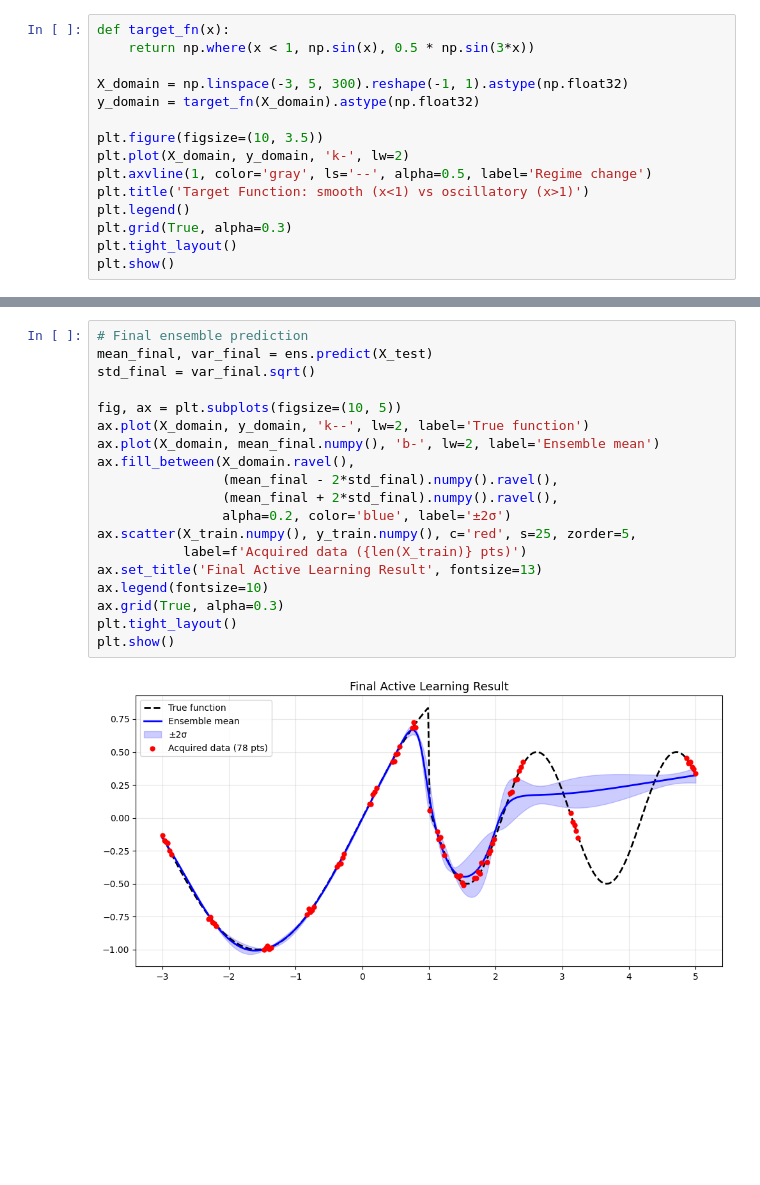
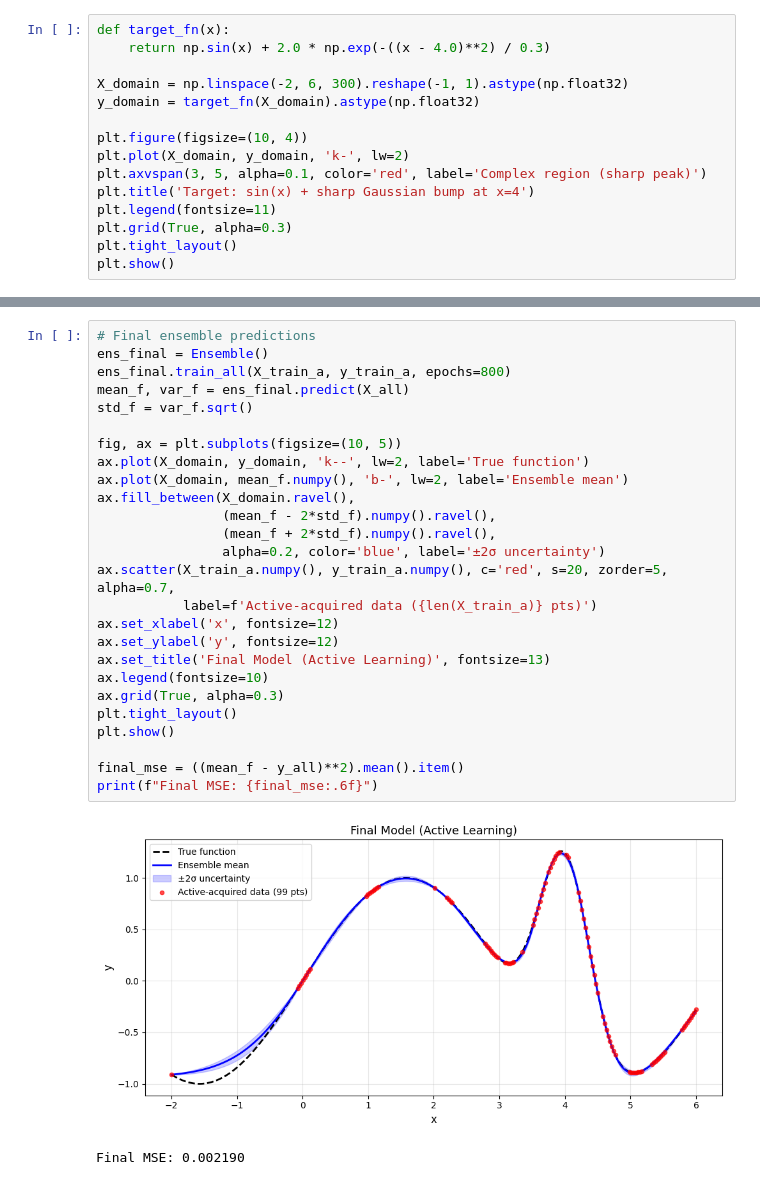
Before and after one commit to Vispikarkaria/Deep-UQ, a Jupyter notebook: notebooks/active_learning/ActiveLearning_Tutorial.ipynb, the cells around one changed output, grey strips where cells are left out. Saved outputs shown, nothing was run; the diff lists cells and outputs as text; blank space fills up the shorter version.

```diff
--- a/notebooks/active_learning/ActiveLearning_Tutorial.ipynb
+++ b/notebooks/active_learning/ActiveLearning_Tutorial.ipynb
@@ -21,15 +23,15 @@ A 1D function with two distinct regimes: smooth on the left, oscillatory on the
 # %%
 def target_fn(x):
-    return np.where(x < 1, np.sin(x), 0.5 * np.sin(3*x))
+    return np.sin(x) + 2.0 * np.exp(-((x - 4.0)**2) / 0.3)
 
-X_domain = np.linspace(-3, 5, 300).reshape(-1, 1).astype(np.float32)
+X_domain = np.linspace(-2, 6, 300).reshape(-1, 1).astype(np.float32)
 y_domain = target_fn(X_domain).astype(np.float32)
 
-plt.figure(figsize=(10, 3.5))
+plt.figure(figsize=(10, 4))
 plt.plot(X_domain, y_domain, 'k-', lw=2)
-plt.axvline(1, color='gray', ls='--', alpha=0.5, label='Regime change')
-plt.title('Target Function: smooth (x<1) vs oscillatory (x>1)')
-plt.legend()
+plt.axvspan(3, 5, alpha=0.1, color='red', label='Complex region (sharp peak)')
+plt.title('Target: sin(x) + sharp Gaussian bump at x=4')
+plt.legend(fontsize=11)
 plt.grid(True, alpha=0.3)
 plt.tight_layout()
 plt.show()
@@ -229,21 +213,29 @@ Final MSE — Active: 0.05267, Random: 0.04281
 # %%
-# Final ensemble prediction
-mean_final, var_final = ens.predict(X_test)
-std_final = var_final.sqrt()
+# Final ensemble predictions
+ens_final = Ensemble()
+ens_final.train_all(X_train_a, y_train_a, epochs=800)
+mean_f, var_f = ens_final.predict(X_all)
+std_f = var_f.sqrt()
 
 fig, ax = plt.subplots(figsize=(10, 5))
 ax.plot(X_domain, y_domain, 'k--', lw=2, label='True function')
-ax.plot(X_domain, mean_final.numpy(), 'b-', lw=2, label='Ensemble mean')
+ax.plot(X_domain, mean_f.numpy(), 'b-', lw=2, label='Ensemble mean')
 ax.fill_between(X_domain.ravel(),
-                (mean_final - 2*std_final).numpy().ravel(),
-                (mean_final + 2*std_final).numpy().ravel(),
-                alpha=0.2, color='blue', label='±2σ')
-ax.scatter(X_train.numpy(), y_train.numpy(), c='red', s=25, zorder=5,
-           label=f'Acquired data ({len(X_train)} pts)')
-ax.set_title('Final Active Learning Result', fontsize=13)
+                (mean_f - 2*std_f).numpy().ravel(),
+                (mean_f + 2*std_f).numpy().ravel(),
+                alpha=0.2, color='blue', label='±2σ uncertainty')
+ax.scatter(X_train_a.numpy(), y_train_a.numpy(), c='red', s=20, zorder=5, alpha=0.7,
+           label=f'Active-acquired data ({len(X_train_a)} pts)')
+ax.set_xlabel('x', fontsize=12)
+ax.set_ylabel('y', fontsize=12)
+ax.set_title('Final Model (Active Learning)', fontsize=13)
 ax.legend(fontsize=10)
 ax.grid(True, alpha=0.3)
 plt.tight_layout()
 plt.show()
+
+final_mse = ((mean_f - y_all)**2).mean().item()
+print(f"Final MSE: {final_mse:.6f}")
 # %% [output]
-[figure, old version]
+[figure, new version]
+Final MSE: 0.002190
```
Also changed, not shown: parts of 18 cells of this notebook.
